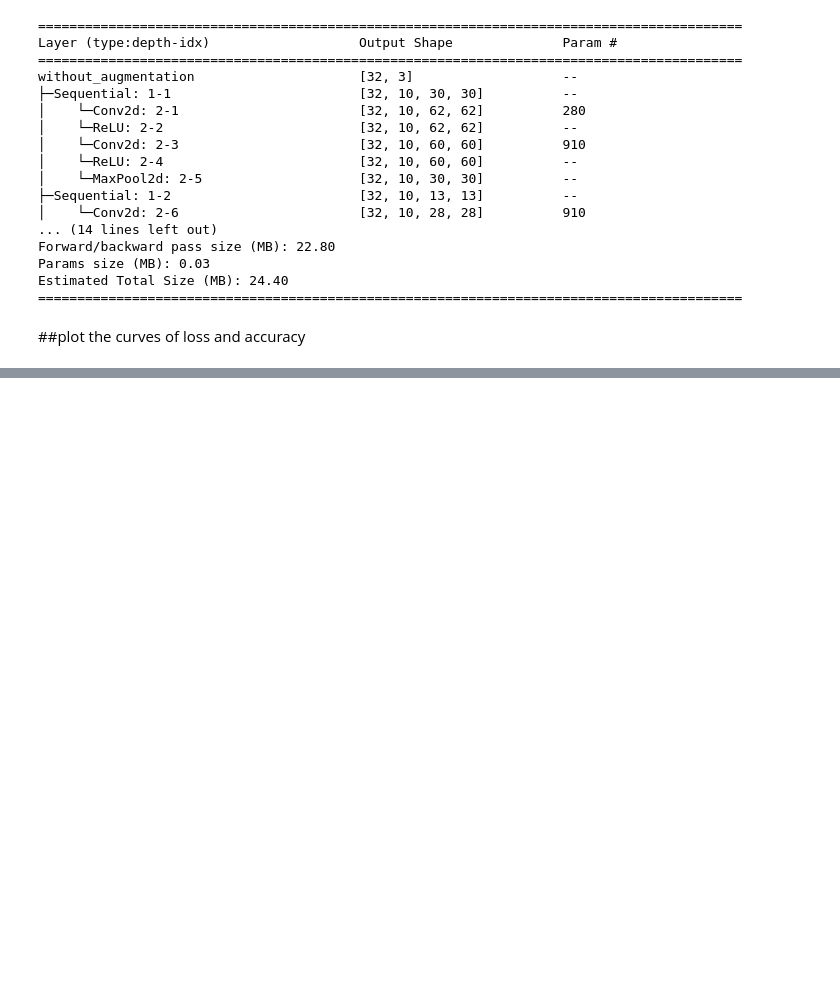
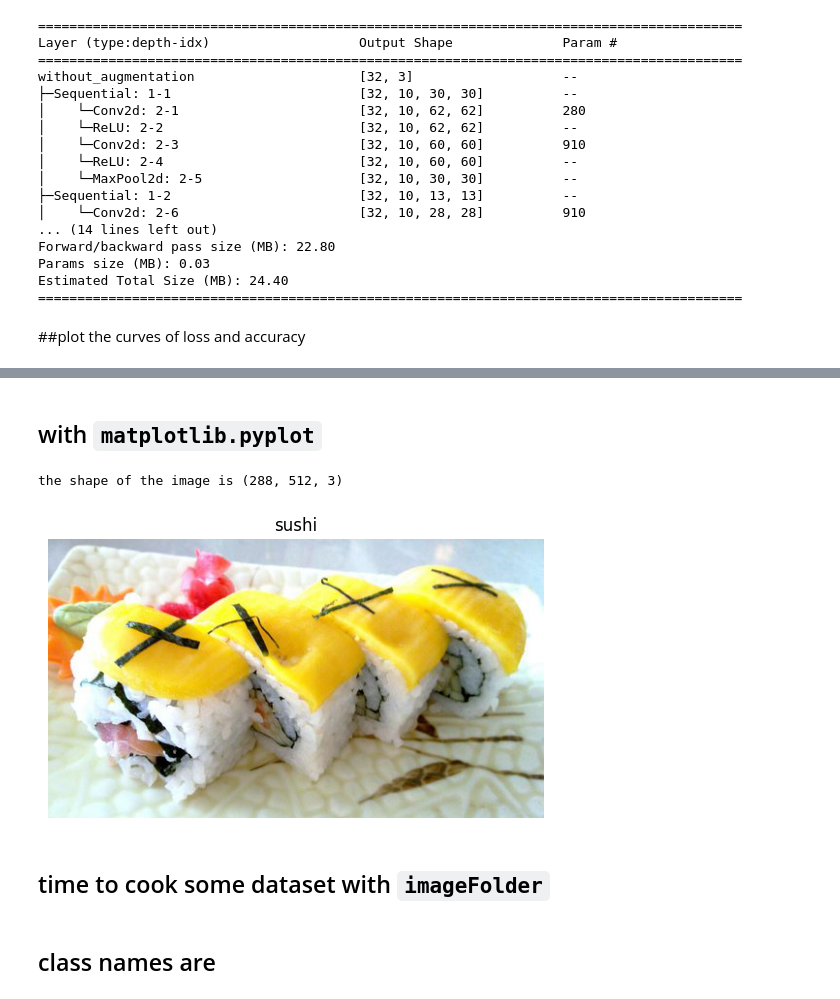
Before and after one commit to NNRahat/PyTorch_projects, a Jupyter notebook: 04_pytorch_custom_datasets.ipynb, the cells around one changed output, grey strips where cells are left out. Drawn from its saved outputs; the diff is of its cells as text; code cells hidden in the pictures; blank space fills up the shorter version.

```diff
--- a/04_pytorch_custom_datasets.ipynb
+++ b/04_pytorch_custom_datasets.ipynb
@@ -596,0 +659,11 @@ plot_curves(result_model_0)
+# %% [markdown]
+## with `matplotlib.pyplot`
+# %%
+image_as_array = np.asarray(img)
+plt.imshow(image_as_array)
+plt.title(f"{image_classname}")
+plt.axis(False)
+print(f"the shape of the image is {image_as_array.shape}")
+# %% [output]
+the shape of the image is (288, 512, 3)
+[figure, added]
@@ -596,0 +683,2 @@ plot_curves(result_model_0)
+# %% [markdown]
+## time to cook some dataset with `imageFolder`
@@ -596,0 +691,2 @@ plot_curves(result_model_0)
+# %% [markdown]
+## class names are
```
Also changed, not shown: parts of 22 cells of this notebook.
